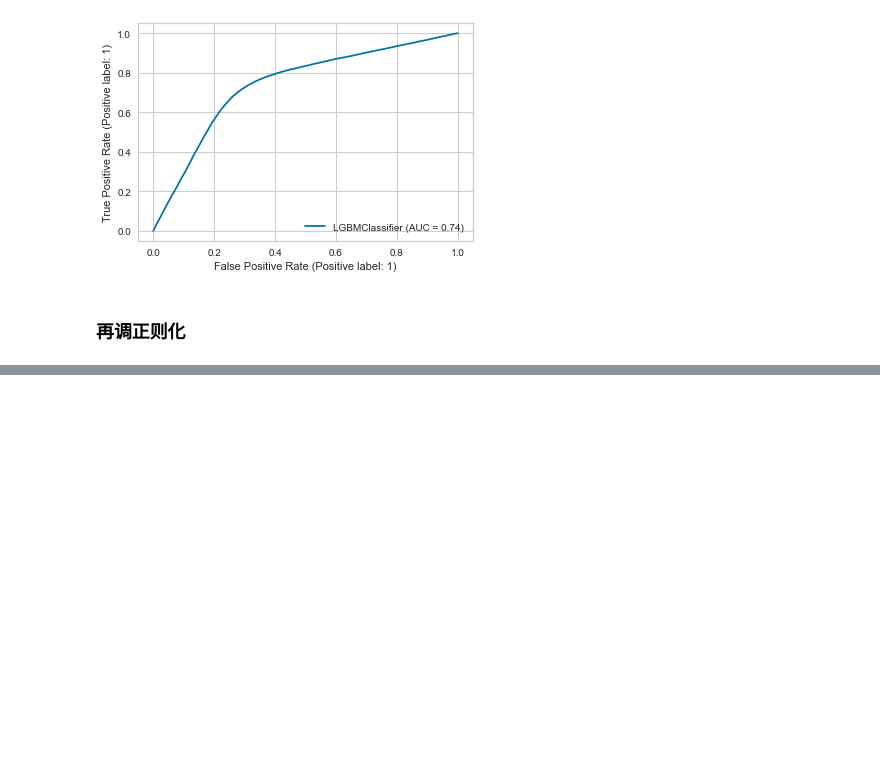
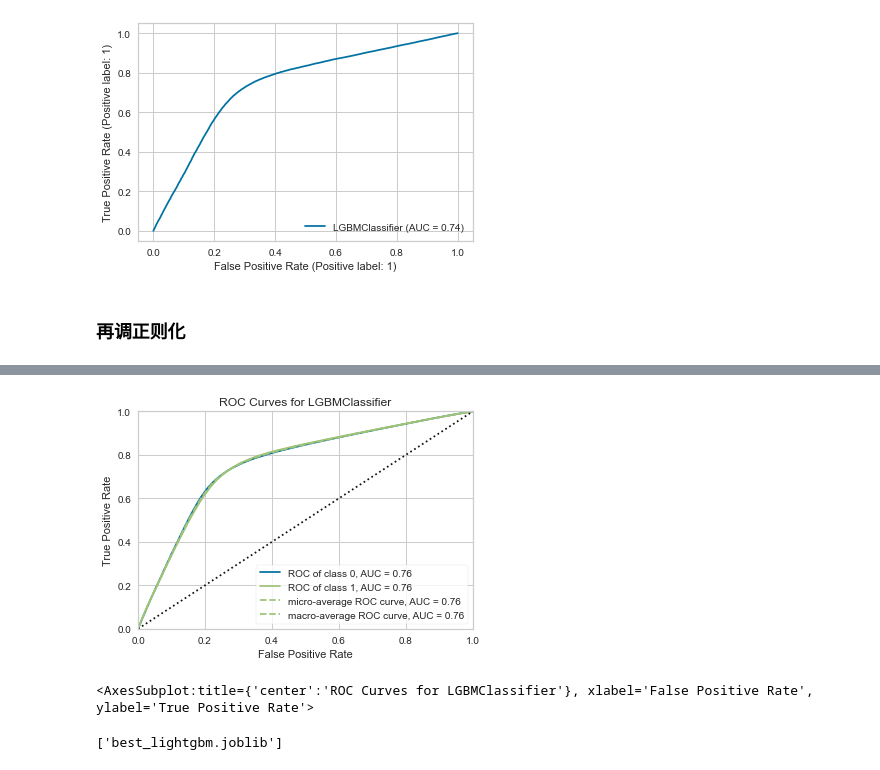
Before and after one commit to threecifanggen/kaggle-practice, a Jupyter notebook: tabular-playground-series-nov-2021/step.5.lightgbm_optimized.ipynb, the cells around one changed output, grey strips where cells are left out. Cells and saved outputs as stored; diff of their text form; code cells hidden in the pictures; blank space fills up the shorter version.

```diff
--- a/tabular-playground-series-nov-2021/step.5.lightgbm_optimized.ipynb
+++ b/tabular-playground-series-nov-2021/step.5.lightgbm_optimized.ipynb
@@ -1019,0 +1039,12 @@ plt.show()
+# %%
+visualizer = roc_auc(best_model, X, y, classes=[0, 1])
+visualizer.score(X_t, y_t)
+visualizer.show()
+# %% [output]
+[figure, added]
+<AxesSubplot:title={'center':'ROC Curves for LGBMClassifier'}, xlabel='False Positive Rate', ylabel='True Positive Rate'>
+# %%
+from joblib import dump, load
+dump(best_model, 'best_lightgbm.joblib')
+# %% [output]
+['best_lightgbm.joblib']
```
Also changed, not shown: parts of 7 cells of this notebook, 2 other files.
